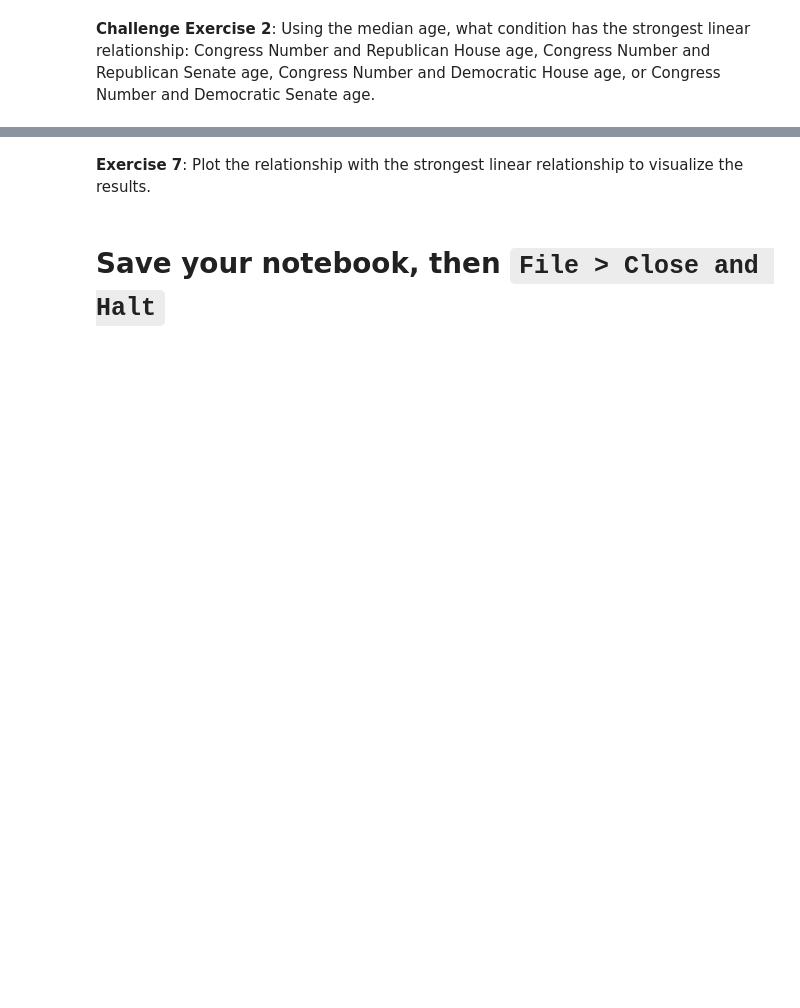
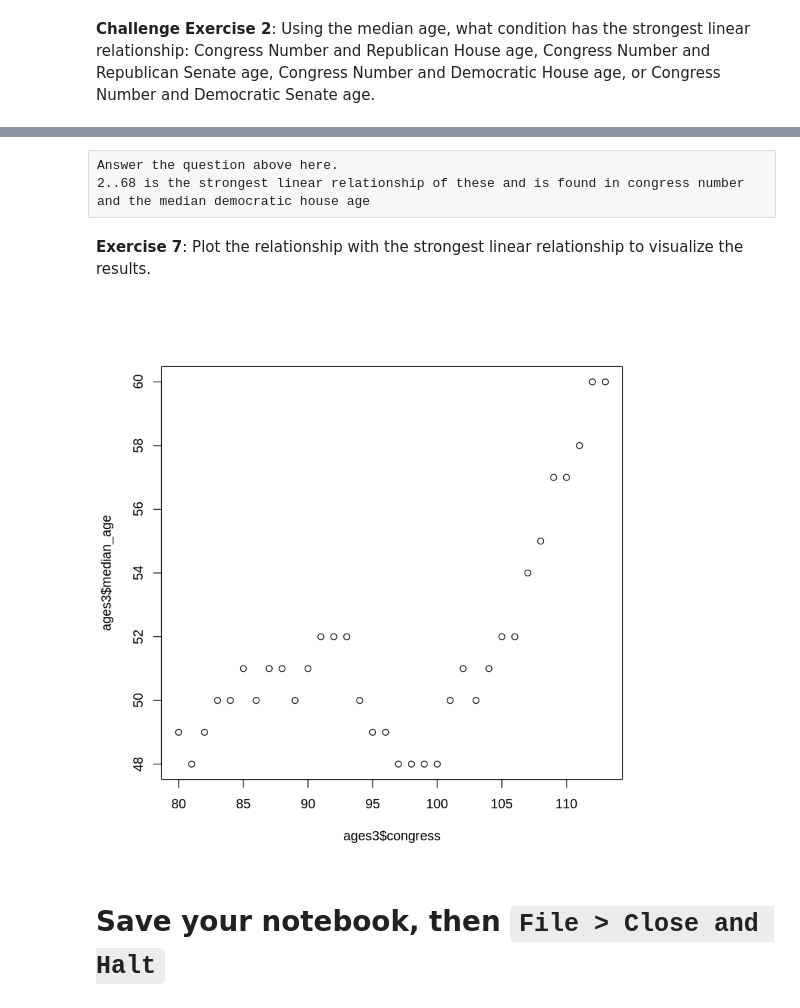
Before and after one commit to may96cc/f21dsa7010, a Jupyter notebook: modules/module2/exercises/exercises_descriptive_stats_r.ipynb, the cells around one changed output, grey strips where cells are left out. Saved outputs shown, nothing was run; the diff lists cells and outputs as text; code cells hidden in the pictures; blank space fills up the shorter version.

```diff
--- a/modules/module2/exercises/exercises_descriptive_stats_r.ipynb
+++ b/modules/module2/exercises/exercises_descriptive_stats_r.ipynb
@@ -12,3 +12,6 @@ Again, this is in the `/dsa/data/all_datasets/` directory.
 # %%
 # Exercise 1 code goes here
 # -------------------------
+df <- read.csv('/dsa/data/all_datasets/congress-terms.csv')
+head(df)
+library(dplyr)
@@ -72,0 +225,12 @@ Answer the question above here.
+# %%
+# Challenge Exercise 2 code goes here
+# -----------------------------------
+ages <- df %>% group_by(party,chamber,congress) %>% summarize(median_age = as.integer(median(age)))
+ages1 <- subset(ages, party == 'R' & chamber == 'house')
+ages2 <- subset(ages, party =='R' & chamber == 'senate')
+ages3 <- subset(ages, party == 'D' & chamber == 'house')
+ages4 <- subset(ages, party == 'D' & chamber == 'senate')
+cor(ages1$congress, ages1$median_age)
+cor(ages2$congress, ages2$median_age)
+cor(ages3$congress, ages3$median_age)
+cor(ages4$congress, ages4$median_age)
@@ -73,7 +242,13 @@ Answer the question above here.
+# %% [raw]
+Answer the question above here.
+2..68 is the strongest linear relationship of these and is found in congress number and the median democratic house age
 # %% [markdown]
 **Exercise 7**: Plot the relationship with the strongest linear relationship to visualize the results.
 # %%
 # Exercise 7 code goes here
 # -------------------------
+plot(ages3$congress, ages3$median_age)
+# %% [output]
+[figure, added]
 # %% [markdown]
 # Save your notebook, then `File > Close and Halt`
```
Also changed, not shown: parts of 19 cells of this notebook, 5 other files.
